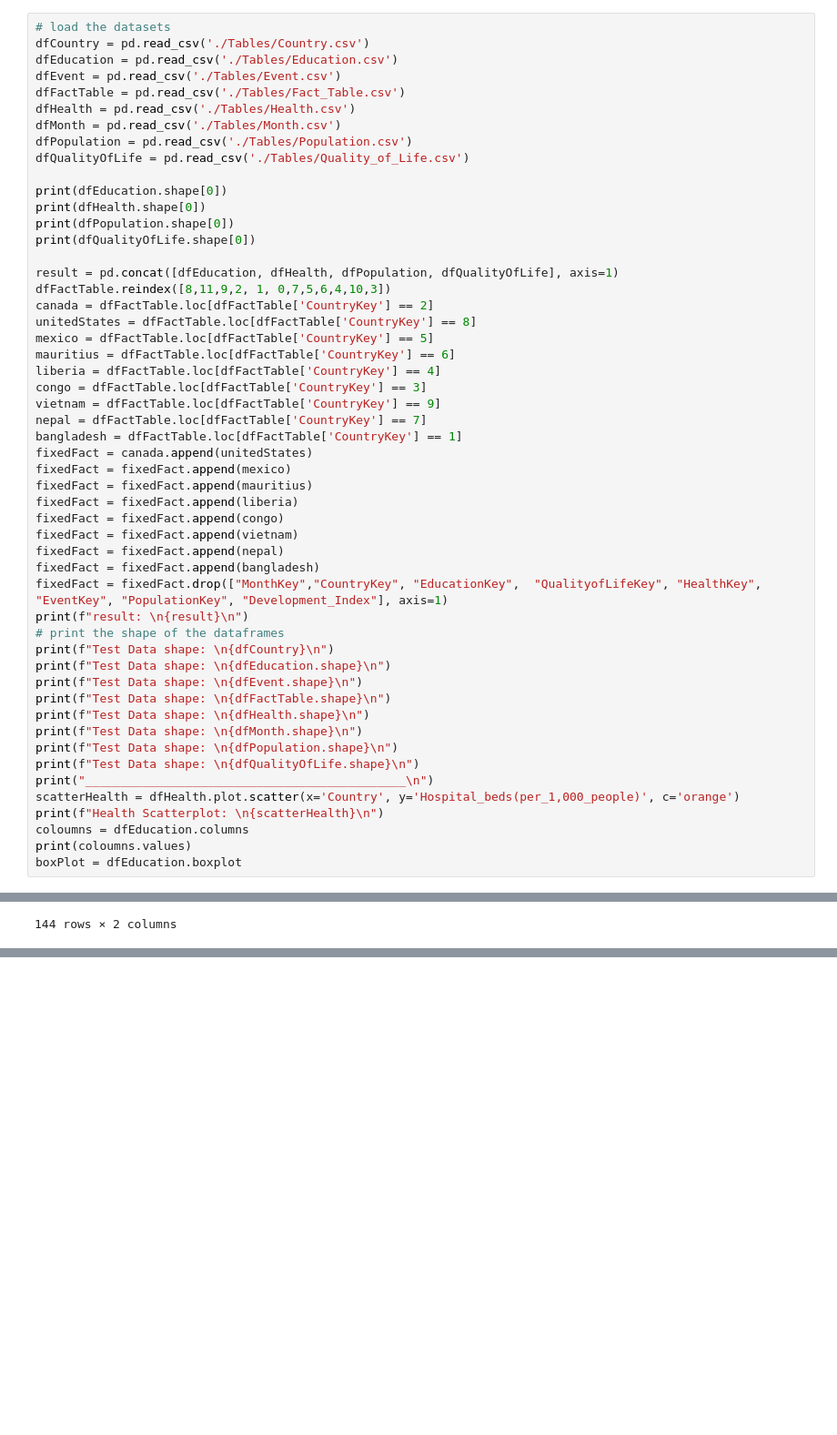
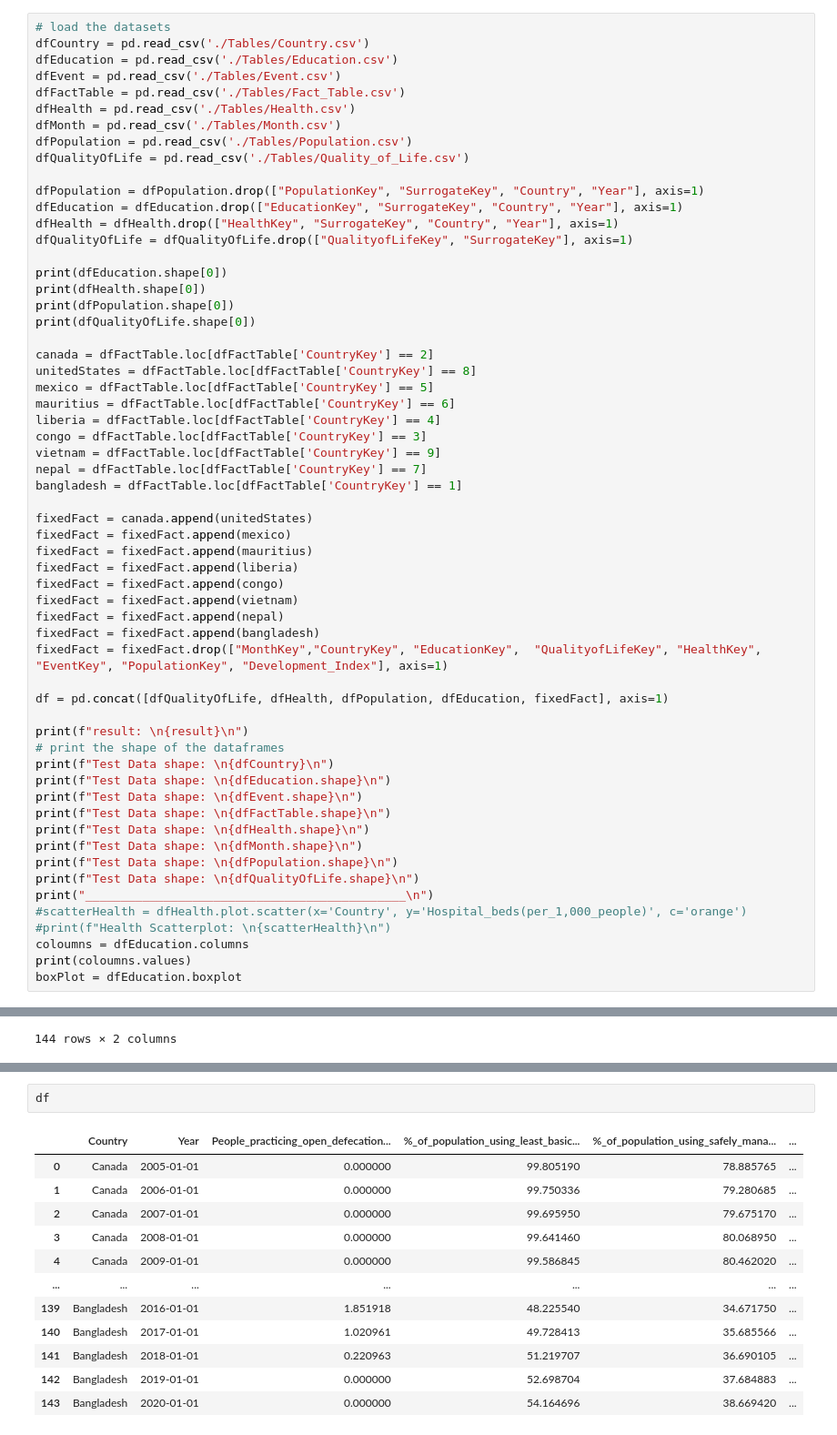
Before and after one commit to AdJansen/CSI4142_Deliverable3, a Jupyter notebook: Data_Mining.ipynb, the cells around one changed output, grey strips where cells are left out. Shown at 91% size. Saved outputs shown, nothing was run; the diff lists cells and outputs as text; blank space fills up the shorter version.

```diff
--- a/Data_Mining.ipynb
+++ b/Data_Mining.ipynb
@@ -31,13 +31,16 @@ dfMonth = pd.read_csv('./Tables/Month.csv')
 dfPopulation = pd.read_csv('./Tables/Population.csv')
 dfQualityOfLife = pd.read_csv('./Tables/Quality_of_Life.csv')
 
+dfPopulation = dfPopulation.drop(["PopulationKey", "SurrogateKey", "Country", "Year"], axis=1)
+dfEducation = dfEducation.drop(["EducationKey", "SurrogateKey", "Country", "Year"], axis=1)
+dfHealth = dfHealth.drop(["HealthKey", "SurrogateKey", "Country", "Year"], axis=1)
+dfQualityOfLife = dfQualityOfLife.drop(["QualityofLifeKey", "SurrogateKey"], axis=1)
+
 print(dfEducation.shape[0])
 print(dfHealth.shape[0])
 print(dfPopulation.shape[0])
 print(dfQualityOfLife.shape[0])
 
-result = pd.concat([dfEducation, dfHealth, dfPopulation, dfQualityOfLife], axis=1)
-dfFactTable.reindex([8,11,9,2, 1, 0,7,5,6,4,10,3])
 canada = dfFactTable.loc[dfFactTable['CountryKey'] == 2]
 unitedStates = dfFactTable.loc[dfFactTable['CountryKey'] == 8]
 mexico = dfFactTable.loc[dfFactTable['CountryKey'] == 5]
@@ -47,6 +50,7 @@ congo = dfFactTable.loc[dfFactTable['CountryKey'] == 3]
 vietnam = dfFactTable.loc[dfFactTable['CountryKey'] == 9]
 nepal = dfFactTable.loc[dfFactTable['CountryKey'] == 7]
 bangladesh = dfFactTable.loc[dfFactTable['CountryKey'] == 1]
+
 fixedFact = canada.append(unitedStates)
 fixedFact = fixedFact.append(mexico)
 fixedFact = fixedFact.append(mauritius)
@@ -56,6 +60,9 @@ fixedFact = fixedFact.append(vietnam)
 fixedFact = fixedFact.append(nepal)
 fixedFact = fixedFact.append(bangladesh)
 fixedFact = fixedFact.drop(["MonthKey","CountryKey", "EducationKey",  "QualityofLifeKey", "HealthKey", "EventKey", "PopulationKey", "Development_Index"], axis=1)
+
+df = pd.concat([dfQualityOfLife, dfHealth, dfPopulation, dfEducation, fixedFact], axis=1)
+
 print(f"result: \n{result}\n")
 # print the shape of the dataframes
 print(f"Test Data shape: \n{dfCountry}\n")
@@ -67,8 +74,8 @@ print(f"Test Data shape: \n{dfMonth.shape}\n")
 print(f"Test Data shape: \n{dfPopulation.shape}\n")
 print(f"Test Data shape: \n{dfQualityOfLife.shape}\n")
 print("_____________________________________________\n")
-scatterHealth = dfHealth.plot.scatter(x='Country', y='Hospital_beds(per_1,000_people)', c='orange')
-print(f"Health Scatterplot: \n{scatterHealth}\n")
+#scatterHealth = dfHealth.plot.scatter(x='Country', y='Hospital_beds(per_1,000_people)', c='orange')
+#print(f"Health Scatterplot: \n{scatterHealth}\n")
 coloumns = dfEducation.columns
 print(coloumns.values)
 boxPlot = dfEducation.boxplot
@@ -122,0 +116,15 @@ dfCountry
+# %%
+df
+# %% [output]
+|  | Country | Year | People_practicing_open_defecation... | %_of_population_using_least_basic... | %_of_population_using_safely_mana... | ... |
+| 0 | Canada | 2005-01-01 | 0.000000 | 99.805190 | 78.885765 | ... |
+| 1 | Canada | 2006-01-01 | 0.000000 | 99.750336 | 79.280685 | ... |
+| 2 | Canada | 2007-01-01 | 0.000000 | 99.695950 | 79.675170 | ... |
+| 3 | Canada | 2008-01-01 | 0.000000 | 99.641460 | 80.068950 | ... |
+| 4 | Canada | 2009-01-01 | 0.000000 | 99.586845 | 80.462020 | ... |
+| ... | ... | ... | ... | ... | ... | ... |
+| 139 | Bangladesh | 2016-01-01 | 1.851918 | 48.225540 | 34.671750 | ... |
+| 140 | Bangladesh | 2017-01-01 | 1.020961 | 49.728413 | 35.685566 | ... |
+| 141 | Bangladesh | 2018-01-01 | 0.220963 | 51.219707 | 36.690105 | ... |
+| 142 | Bangladesh | 2019-01-01 | 0.000000 | 52.698704 | 37.684883 | ... |
+| 143 | Bangladesh | 2020-01-01 | 0.000000 | 54.164696 | 38.669420 | ... |
```
Also changed, not shown: parts of 3 cells of this notebook.
